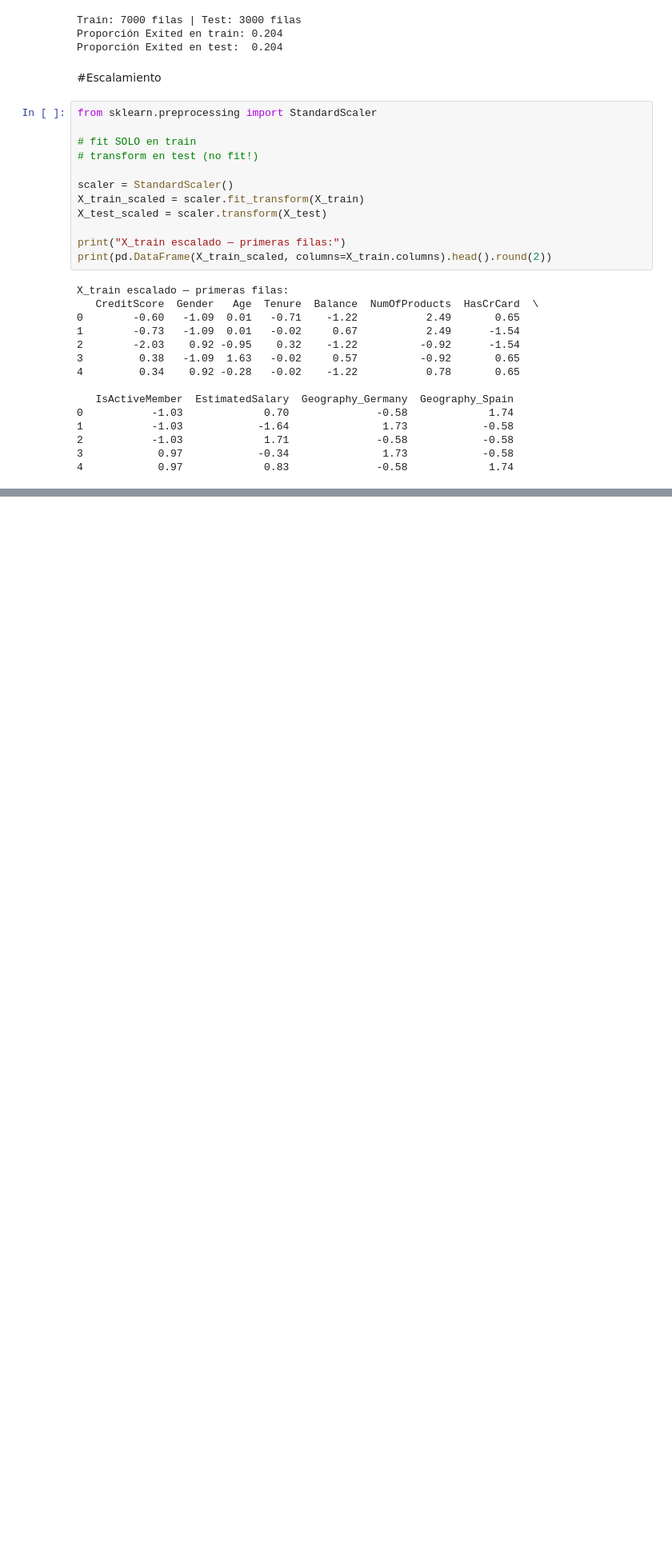
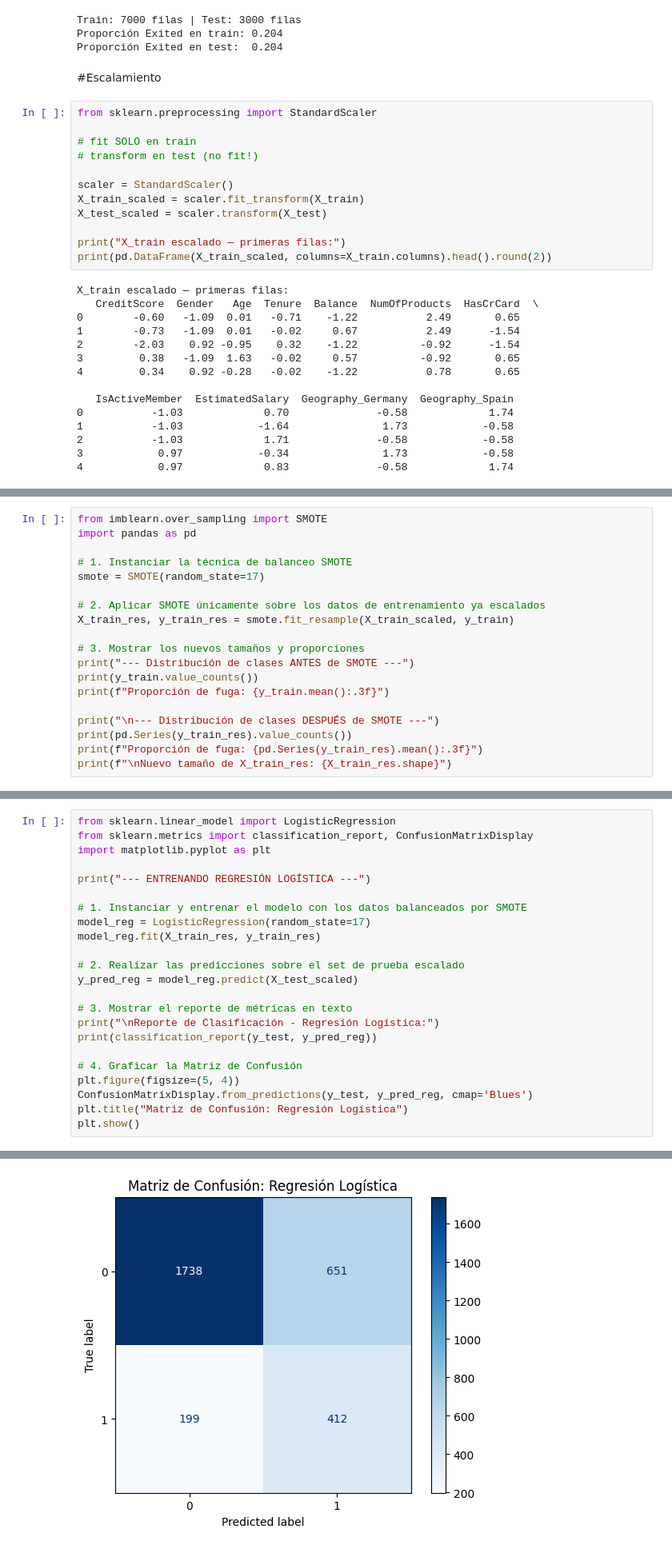
Before and after one commit to DiegoAbarza77/MachineLearning, a Jupyter notebook: ExamenTransversalMachine.ipynb, the cells around one changed output, grey strips where cells are left out. Shown at 80% size. Saved outputs shown, nothing was run; the diff lists cells and outputs as text; blank space fills up the shorter version.

```diff
--- a/ExamenTransversalMachine.ipynb
+++ b/ExamenTransversalMachine.ipynb
@@ -214,0 +213,19 @@ X_train escalado — primeras filas:
+# %%
+from imblearn.over_sampling import SMOTE
+import pandas as pd
+
+# 1. Instanciar la técnica de balanceo SMOTE
+smote = SMOTE(random_state=17)
+
+# 2. Aplicar SMOTE únicamente sobre los datos de entrenamiento ya escalados
+X_train_res, y_train_res = smote.fit_resample(X_train_scaled, y_train)
+
+# 3. Mostrar los nuevos tamaños y proporciones
+print("--- Distribución de clases ANTES de SMOTE ---")
+print(y_train.value_counts())
+print(f"Proporción de fuga: {y_train.mean():.3f}")
+
+print("\n--- Distribución de clases DESPUÉS de SMOTE ---")
+print(pd.Series(y_train_res).value_counts())
+print(f"Proporción de fuga: {pd.Series(y_train_res).mean():.3f}")
+print(f"\nNuevo tamaño de X_train_res: {X_train_res.shape}")
@@ -214,0 +275,24 @@ X_train escalado — primeras filas:
+# %%
+from sklearn.linear_model import LogisticRegression
+from sklearn.metrics import classification_report, ConfusionMatrixDisplay
+import matplotlib.pyplot as plt
+
+print("--- ENTRENANDO REGRESIÓN LOGÍSTICA ---")
+
+# 1. Instanciar y entrenar el modelo con los datos balanceados por SMOTE
+model_reg = LogisticRegression(random_state=17)
+model_reg.fit(X_train_res, y_train_res)
+
+# 2. Realizar las predicciones sobre el set de prueba escalado
+y_pred_reg = model_reg.predict(X_test_scaled)
+
+# 3. Mostrar el reporte de métricas en texto
+print("\nReporte de Clasificación - Regresión Logística:")
+print(classification_report(y_test, y_pred_reg))
+
+# 4. Graficar la Matriz de Confusión
+plt.figure(figsize=(5, 4))
+ConfusionMatrixDisplay.from_predictions(y_test, y_pred_reg, cmap='Blues')
+plt.title("Matriz de Confusión: Regresión Logística")
+plt.show()
+# %% [output]
@@ -214,0 +311 @@ X_train escalado — primeras filas:
+[figure, added]
```
Also changed, not shown: parts of 13 cells of this notebook.
